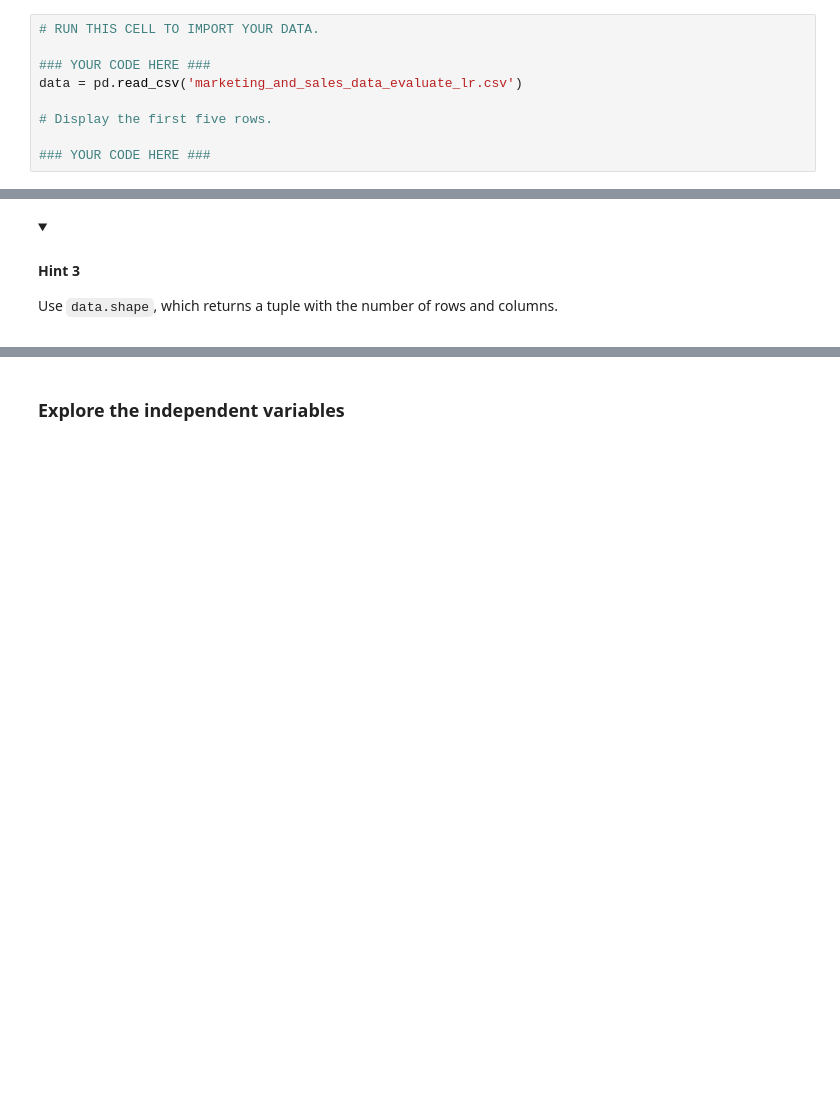
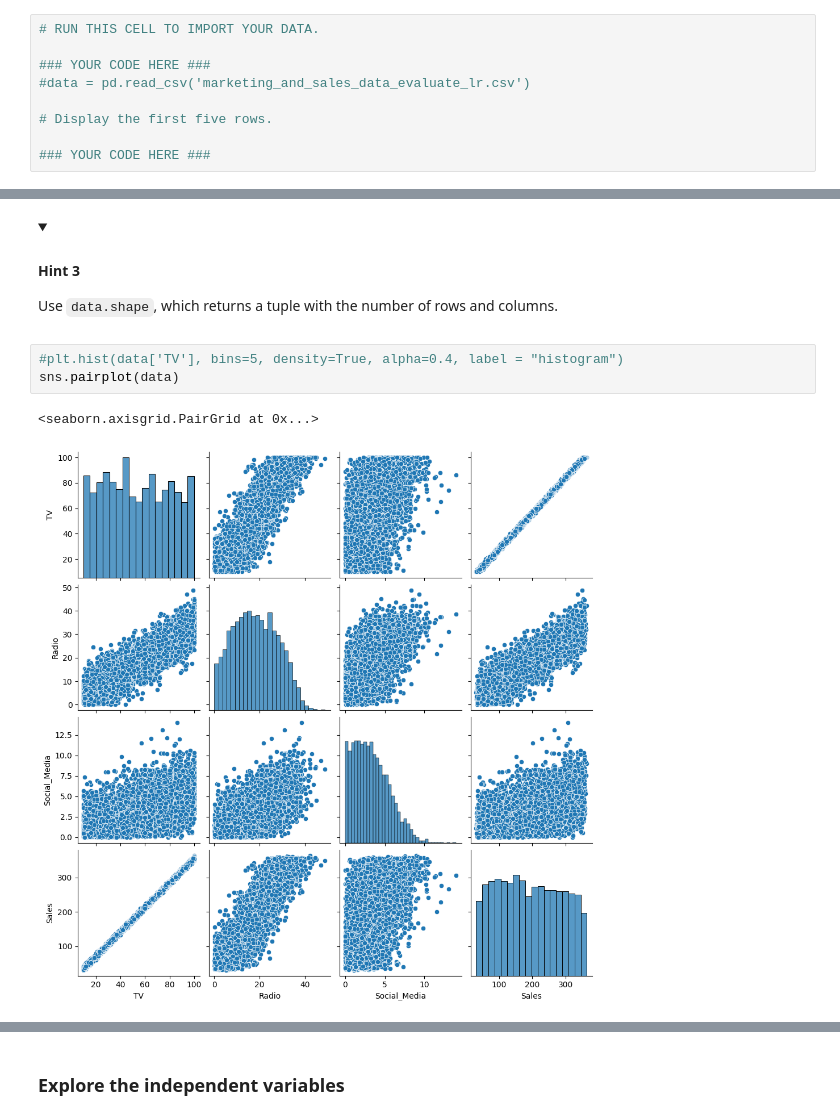
Before and after one commit to heidless-stillwater/data-cleaning-worksheet-1, a Jupyter notebook: notebooks/GOOGLE-LABS/labs/linear-regression-0/Activity_Evaluate simple linear regression.ipynb, the cells around one changed output, grey strips where cells are left out. Saved outputs shown, nothing was run; the diff lists cells and outputs as text; folded sections open; blank space fills up the shorter version.

```diff
--- a/notebooks/GOOGLE-LABS/labs/linear-regression-0/Activity_Evaluate simple linear regression.ipynb
+++ b/notebooks/GOOGLE-LABS/labs/linear-regression-0/Activity_Evaluate simple linear regression.ipynb
@@ -150,7 +125,7 @@ from statsmodels.formula.api import ols
 # RUN THIS CELL TO IMPORT YOUR DATA.
 
 ### YOUR CODE HERE ###
-data = pd.read_csv('marketing_and_sales_data_evaluate_lr.csv')
+#data = pd.read_csv('marketing_and_sales_data_evaluate_lr.csv')
 
 # Display the first five rows.
 
@@ -206,3 +182,9 @@ The `shape` attribute of a DataFrame returns a tuple with the array dimensions.
 Use `data.shape`, which returns a tuple with the number of rows and columns.
 
 </details>
+# %%
+#plt.hist(data['TV'], bins=5, density=True, alpha=0.4, label = "histogram")
+sns.pairplot(data)
+# %% [output]
+<seaborn.axisgrid.PairGrid at 0x...>
+[figure, added]
```
Also changed, not shown: parts of 29 cells of this notebook, 2 other files.
